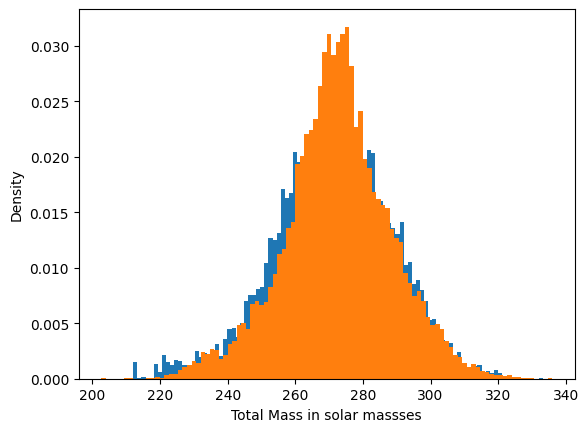
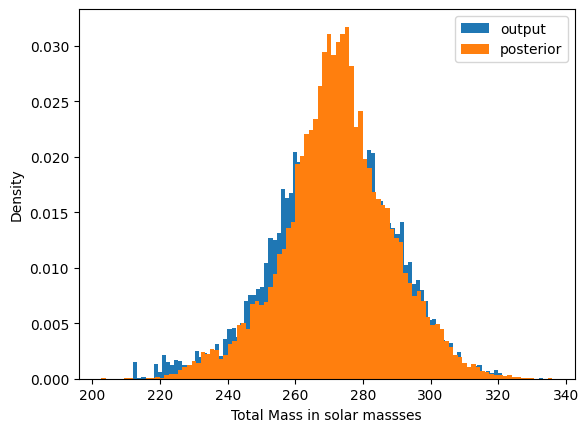
The notebook cell's code change between the first figure and the second:
--- before
+++ after
@@ -3,3 +3,4 @@
 plt.xlabel("Total Mass in solar massses")
 plt.ylabel("Density")
+plt.legend()
 plt.show()

Commit: GW190521 parallel run